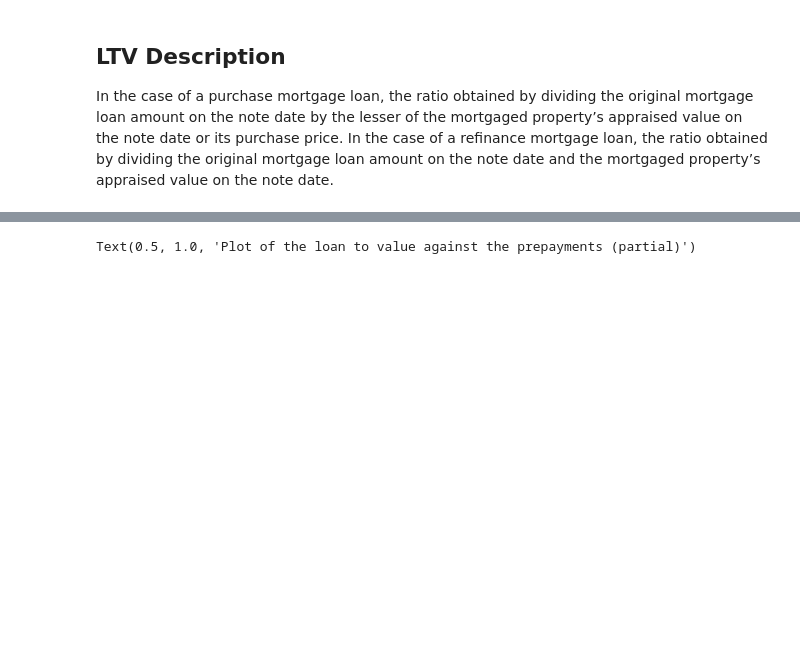
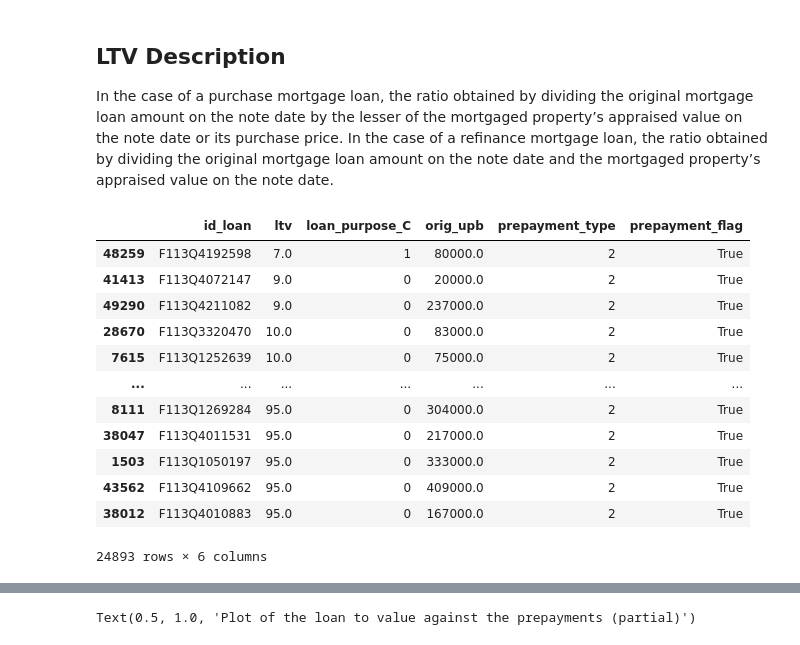
Before and after one commit to RaoulRoest/MDA_Deloitte_project, a Jupyter notebook: JupyterNotebooks/ltv_analysis.ipynb, the cells around one changed output, grey strips where cells are left out. Saved outputs shown, nothing was run; the diff lists cells and outputs as text; code cells hidden in the pictures; blank space fills up the shorter version.

```diff
--- a/JupyterNotebooks/ltv_analysis.ipynb
+++ b/JupyterNotebooks/ltv_analysis.ipynb
@@ -71,2 +69,18 @@ dfSum = dfGrouped.sum()
+# %%
+dfTakeALook[dfTakeALook[ColumnNames.Type] == 2]
+# %% [output]
+|  | id_loan | ltv | loan_purpose_C | orig_upb | prepayment_type | prepayment_flag |
+| 48259 | F113Q4192598 | 7.0 | 1 | 80000.0 | 2 | True |
+| 41413 | F113Q4072147 | 9.0 | 0 | 20000.0 | 2 | True |
+| 49290 | F113Q4211082 | 9.0 | 0 | 237000.0 | 2 | True |
+| 28670 | F113Q3320470 | 10.0 | 0 | 83000.0 | 2 | True |
+| 7615 | F113Q1252639 | 10.0 | 0 | 75000.0 | 2 | True |
+| ... | ... | ... | ... | ... | ... | ... |
+| 8111 | F113Q1269284 | 95.0 | 0 | 304000.0 | 2 | True |
+| 38047 | F113Q4011531 | 95.0 | 0 | 217000.0 | 2 | True |
+| 1503 | F113Q1050197 | 95.0 | 0 | 333000.0 | 2 | True |
+| 43562 | F113Q4109662 | 95.0 | 0 | 409000.0 | 2 | True |
+| 38012 | F113Q4010883 | 95.0 | 0 | 167000.0 | 2 | True |
+24893 rows × 6 columns
 # %%
 fig, ax = plt.subplots()
```
Also changed, not shown: parts of 5 cells of this notebook, 1 other file.
